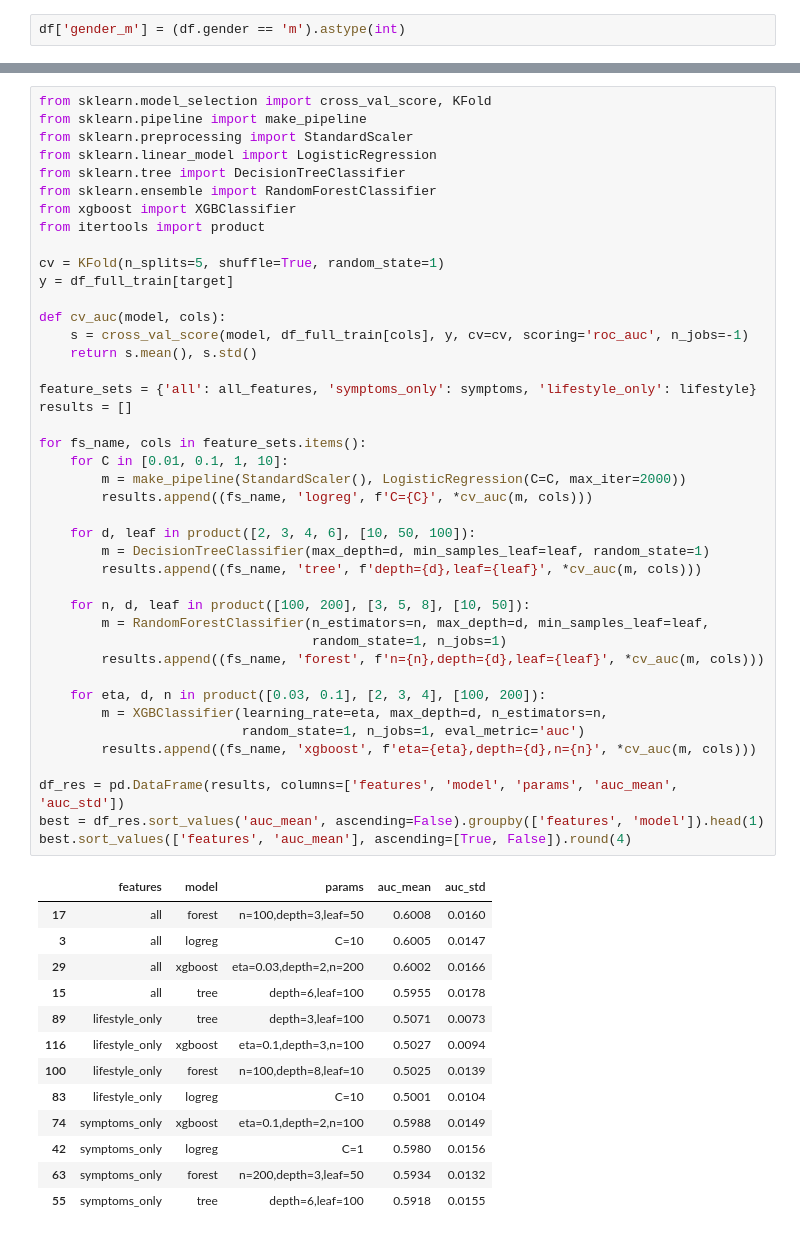
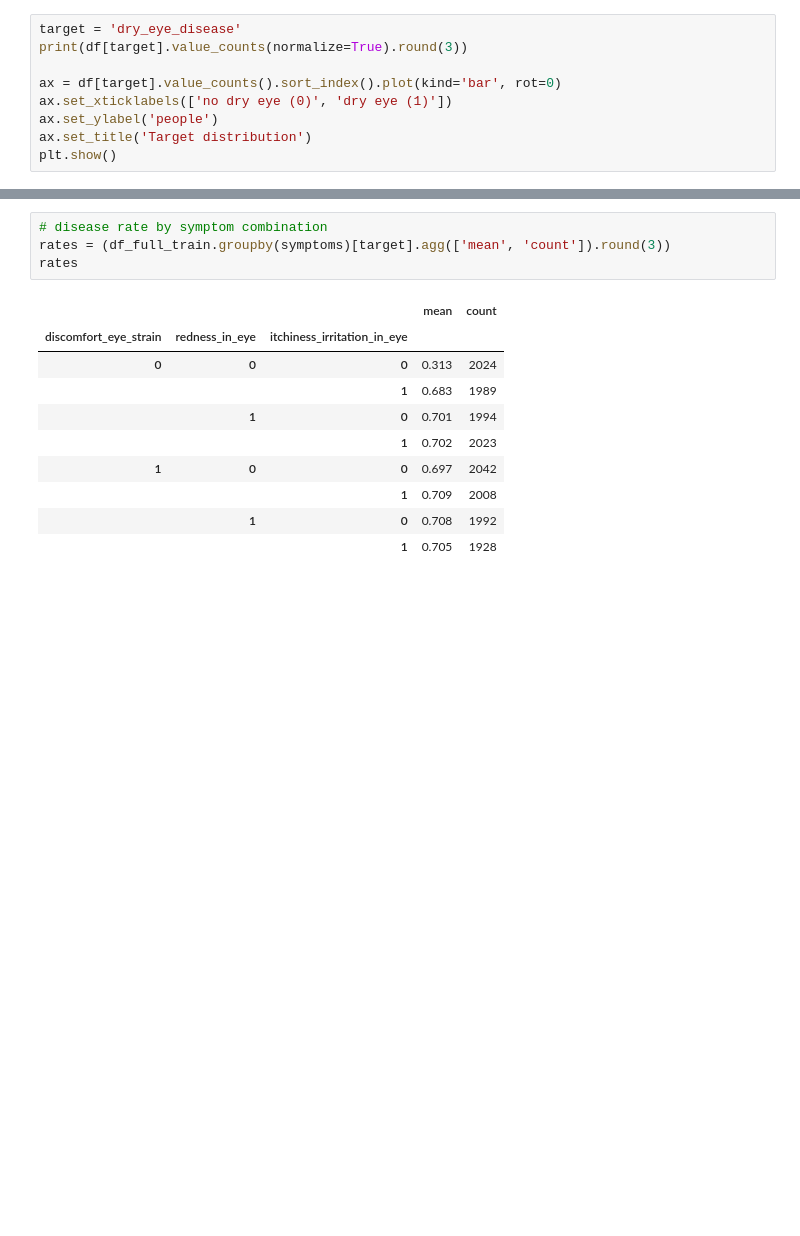
Before and after one commit to Y-Naifer/dry-eye-disease-prediction, a Jupyter notebook: notebook.ipynb, the cells around one changed output, grey strips where cells are left out. Saved outputs shown, nothing was run; the diff lists cells and outputs as text; blank space fills up the shorter version.

```diff
--- a/notebook.ipynb
+++ b/notebook.ipynb
@@ -75,2 +68,9 @@ from sklearn.metrics import roc_auc_score
 # %%
-df['gender_m'] = (df.gender == 'm').astype(int)
+target = 'dry_eye_disease'
+print(df[target].value_counts(normalize=True).round(3))
+
+ax = df[target].value_counts().sort_index().plot(kind='bar', rot=0)
+ax.set_xticklabels(['no dry eye (0)', 'dry eye (1)'])
+ax.set_ylabel('people')
+ax.set_title('Target distribution')
+plt.show()
@@ -153,58 +137,17 @@ ongoing_medication             0.0000
 smoking                        0.0000
 dtype: float64
 # %%
-from sklearn.model_selection import cross_val_score, KFold
-from sklearn.pipeline import make_pipeline
-from sklearn.preprocessing import StandardScaler
-from sklearn.linear_model import LogisticRegression
-from sklearn.tree import DecisionTreeClassifier
-from sklearn.ensemble import RandomForestClassifier
-from xgboost import XGBClassifier
-from itertools import product
-
-cv = KFold(n_splits=5, shuffle=True, random_state=1)
-y = df_full_train[target]
-
-def cv_auc(model, cols):
-    s = cross_val_score(model, df_full_train[cols], y, cv=cv, scoring='roc_auc', n_jobs=-1)
-    return s.mean(), s.std()
-
-feature_sets = {'all': all_features, 'symptoms_only': symptoms, 'lifestyle_only': lifestyle}
-results = []
-
-for fs_name, cols in feature_sets.items():
-    for C in [0.01, 0.1, 1, 10]:
-        m = make_pipeline(StandardScaler(), LogisticRegression(C=C, max_iter=2000))
-        results.append((fs_name, 'logreg', f'C={C}', *cv_auc(m, cols)))
-
-    for d, leaf in product([2, 3, 4, 6], [10, 50, 100]):
-        m = DecisionTreeClassifier(max_depth=d, min_samples_leaf=leaf, random_state=1)
-        results.append((fs_name, 'tree', f'depth={d},leaf={leaf}', *cv_auc(m, cols)))
-
-    for n, d, leaf in product([100, 200], [3, 5, 8], [10, 50]):
-        m = RandomForestClassifier(n_estimators=n, max_depth=d, min_samples_leaf=leaf,
-                                   random_state=1, n_jobs=1)
-        results.append((fs_name, 'forest', f'n={n},depth={d},leaf={leaf}', *cv_auc(m, cols)))
-
-    for eta, d, n in product([0.03, 0.1], [2, 3, 4], [100, 200]):
-        m = XGBClassifier(learning_rate=eta, max_depth=d, n_estimators=n,
-                          random_state=1, n_jobs=1, eval_metric='auc')
-        results.append((fs_name, 'xgboost', f'eta={eta},depth={d},n={n}', *cv_auc(m, cols)))
-
-df_res = pd.DataFrame(results, columns=['features', 'model', 'params', 'auc_mean', 'auc_std'])
-best = df_res.sort_values('auc_mean', ascending=False).groupby(['features', 'model']).head(1)
-best.sort_values(['features', 'auc_mean'], ascending=[True, False]).round(4)
+# disease rate by symptom combination
+rates = (df_full_train.groupby(symptoms)[target].agg(['mean', 'count']).round(3))
+rates
 # %% [output]
-|  | features | model | params | auc_mean | auc_std |
-| 17 | all | forest | n=100,depth=3,leaf=50 | 0.6008 | 0.0160 |
-| 3 | all | logreg | C=10 | 0.6005 | 0.0147 |
-| 29 | all | xgboost | eta=0.03,depth=2,n=200 | 0.6002 | 0.0166 |
-| 15 | all | tree | depth=6,leaf=100 | 0.5955 | 0.0178 |
-| 89 | lifestyle_only | tree | depth=3,leaf=100 | 0.5071 | 0.0073 |
-| 116 | lifestyle_only | xgboost | eta=0.1,depth=3,n=100 | 0.5027 | 0.0094 |
-| 100 | lifestyle_only | forest | n=100,depth=8,leaf=10 | 0.5025 | 0.0139 |
-| 83 | lifestyle_only | logreg | C=10 | 0.5001 | 0.0104 |
-| 74 | symptoms_only | xgboost | eta=0.1,depth=2,n=100 | 0.5988 | 0.0149 |
-| 42 | symptoms_only | logreg | C=1 | 0.5980 | 0.0156 |
-| 63 | symptoms_only | forest | n=200,depth=3,leaf=50 | 0.5934 | 0.0132 |
-| 55 | symptoms_only | tree | depth=6,leaf=100 | 0.5918 | 0.0155 |
+|  |  |  | mean | count |
+| discomfort_eye_strain | redness_in_eye | itchiness_irritation_in_eye |  |  |
+| 0 | 0 | 0 | 0.313 | 2024 |
+|  |  | 1 | 0.683 | 1989 |
+|  | 1 | 0 | 0.701 | 1994 |
+|  |  | 1 | 0.702 | 2023 |
+| 1 | 0 | 0 | 0.697 | 2042 |
+|  |  | 1 | 0.709 | 2008 |
+|  | 1 | 0 | 0.708 | 1992 |
+|  |  | 1 | 0.705 | 1928 |
```
Also changed, not shown: parts of 15 cells of this notebook.
